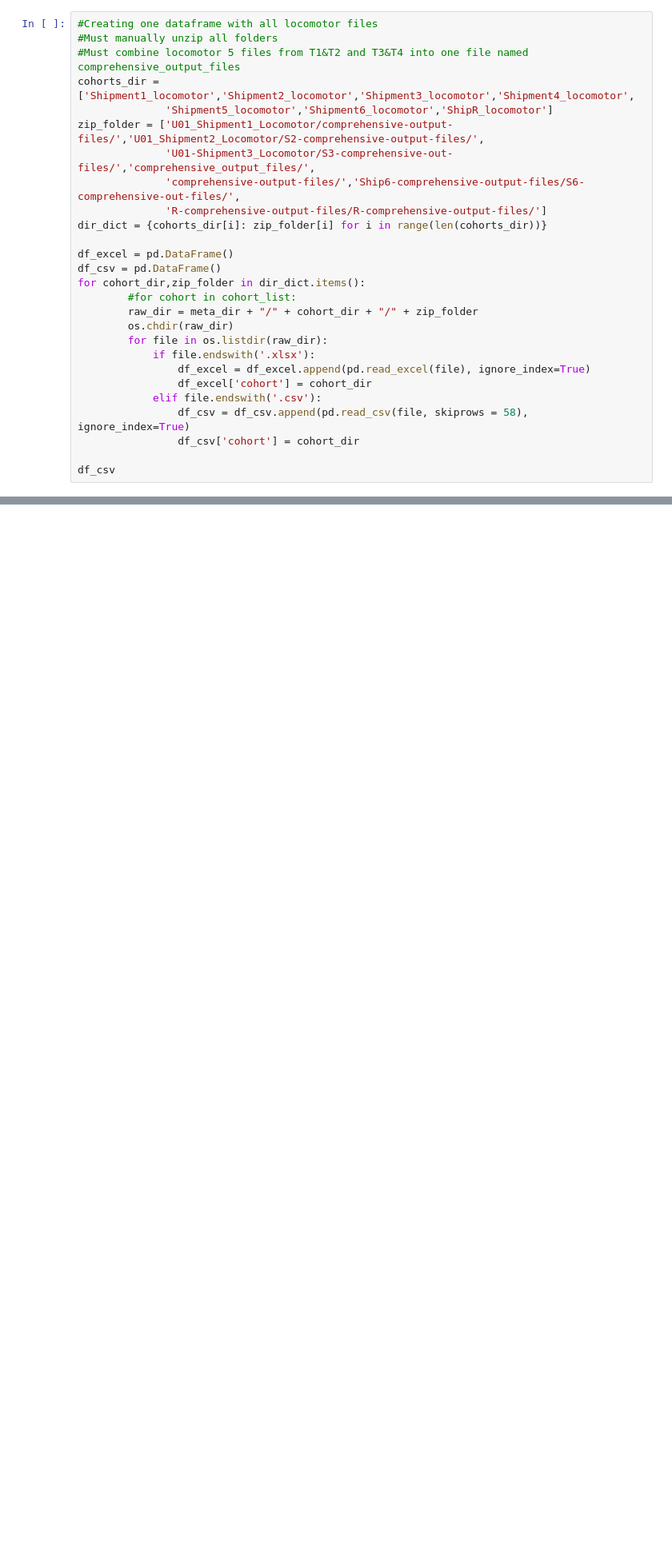
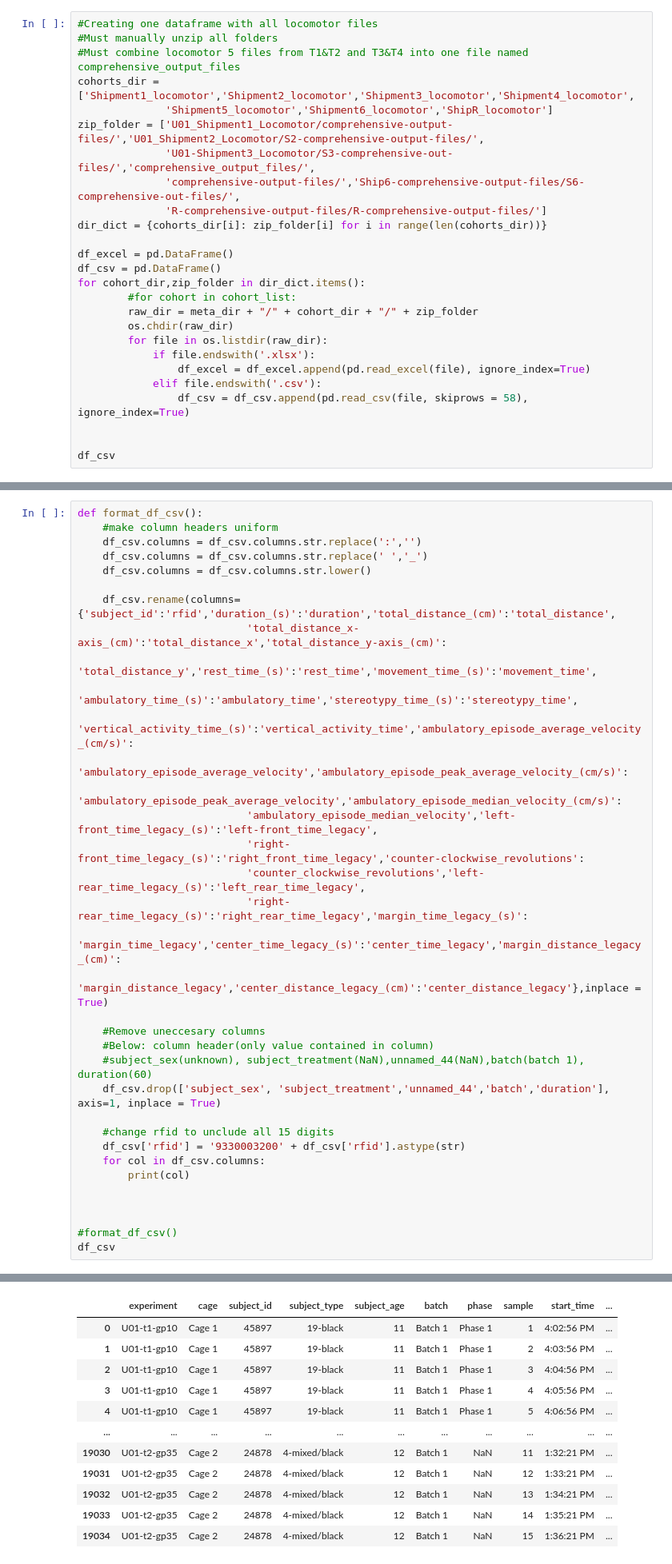
Before and after one commit to Shaezzer/PalmerLab, a Jupyter notebook: Suzanne_Mitchell_locomotor.ipynb, the cells around one changed output, grey strips where cells are left out. Shown at 80% size. Saved outputs shown, nothing was run; the diff lists cells and outputs as text; blank space fills up the shorter version.

Commit message:
renaming headers

```diff
--- a/Suzanne_Mitchell_locomotor.ipynb
+++ b/Suzanne_Mitchell_locomotor.ipynb
@@ -28,10 +28,9 @@ for cohort_dir,zip_folder in dir_dict.items():
         for file in os.listdir(raw_dir):
             if file.endswith('.xlsx'):
                 df_excel = df_excel.append(pd.read_excel(file), ignore_index=True)
-                df_excel['cohort'] = cohort_dir
             elif file.endswith('.csv'):
                 df_csv = df_csv.append(pd.read_csv(file, skiprows = 58), ignore_index=True)
-                df_csv['cohort'] = cohort_dir
+
 
 df_csv
 # %% [output]
@@ -53,0 +50,36 @@ for col in df_csv.columns:
+# %%
+def format_df_csv():
+    #make column headers uniform
+    df_csv.columns = df_csv.columns.str.replace(':','')
+    df_csv.columns = df_csv.columns.str.replace(' ','_')
+    df_csv.columns = df_csv.columns.str.lower()
+
+    df_csv.rename(columns={'subject_id':'rfid','duration_(s)':'duration','total_distance_(cm)':'total_distance',
+                           'total_distance_x-axis_(cm)':'total_distance_x','total_distance_y-axis_(cm)':
+                           'total_distance_y','rest_time_(s)':'rest_time','movement_time_(s)':'movement_time',
+                           'ambulatory_time_(s)':'ambulatory_time','stereotypy_time_(s)':'stereotypy_time',
+                           'vertical_activity_time_(s)':'vertical_activity_time','ambulatory_episode_average_velocity_(cm/s)':
+                           'ambulatory_episode_average_velocity','ambulatory_episode_peak_average_velocity_(cm/s)':
+                           'ambulatory_episode_peak_average_velocity','ambulatory_episode_median_velocity_(cm/s)':
+                           'ambulatory_episode_median_velocity','left-front_time_legacy_(s)':'left-front_time_legacy',
+                           'right-front_time_legacy_(s)':'right_front_time_legacy','counter-clockwise_revolutions':
+                           'counter_clockwise_revolutions','left-rear_time_legacy_(s)':'left_rear_time_legacy',
+                           'right-rear_time_legacy_(s)':'right_rear_time_legacy','margin_time_legacy_(s)':
+                           'margin_time_legacy','center_time_legacy_(s)':'center_time_legacy','margin_distance_legacy_(cm)':
+                           'margin_distance_legacy','center_distance_legacy_(cm)':'center_distance_legacy'},inplace = True)
+
+    #Remove uneccesary columns
+    #Below: column header(only value contained in column)
+    #subject_sex(unknown), subject_treatment(NaN),unnamed_44(NaN),batch(batch 1), duration(60)
+    df_csv.drop(['subject_sex', 'subject_treatment','unnamed_44','batch','duration'], axis=1, inplace = True)
+
+    #change rfid to unclude all 15 digits
+    df_csv['rfid'] = '9330003200' + df_csv['rfid'].astype(str)
+    for col in df_csv.columns:
+        print(col)
+
+
+
+#format_df_csv()
+df_csv
+# %% [output]
@@ -53,0 +103,12 @@ for col in df_csv.columns:
+|  | experiment | cage | subject_id | subject_type | subject_age | batch | phase | sample | start_time | ... |
+| 0 | U01-t1-gp10 | Cage 1 | 45897 | 19-black | 11 | Batch 1 | Phase 1 | 1 | 4:02:56 PM | ... |
+| 1 | U01-t1-gp10 | Cage 1 | 45897 | 19-black | 11 | Batch 1 | Phase 1 | 2 | 4:03:56 PM | ... |
+| 2 | U01-t1-gp10 | Cage 1 | 45897 | 19-black | 11 | Batch 1 | Phase 1 | 3 | 4:04:56 PM | ... |
+| 3 | U01-t1-gp10 | Cage 1 | 45897 | 19-black | 11 | Batch 1 | Phase 1 | 4 | 4:05:56 PM | ... |
+| 4 | U01-t1-gp10 | Cage 1 | 45897 | 19-black | 11 | Batch 1 | Phase 1 | 5 | 4:06:56 PM | ... |
+| ... | ... | ... | ... | ... | ... | ... | ... | ... | ... | ... |
+| 19030 | U01-t2-gp35 | Cage 2 | 24878 | 4-mixed/black | 12 | Batch 1 | NaN | 11 | 1:32:21 PM | ... |
+| 19031 | U01-t2-gp35 | Cage 2 | 24878 | 4-mixed/black | 12 | Batch 1 | NaN | 12 | 1:33:21 PM | ... |
+| 19032 | U01-t2-gp35 | Cage 2 | 24878 | 4-mixed/black | 12 | Batch 1 | NaN | 13 | 1:34:21 PM | ... |
+| 19033 | U01-t2-gp35 | Cage 2 | 24878 | 4-mixed/black | 12 | Batch 1 | NaN | 14 | 1:35:21 PM | ... |
+| 19034 | U01-t2-gp35 | Cage 2 | 24878 | 4-mixed/black | 12 | Batch 1 | NaN | 15 | 1:36:21 PM | ... |
```
Also changed, not shown: parts of 4 cells of this notebook.
